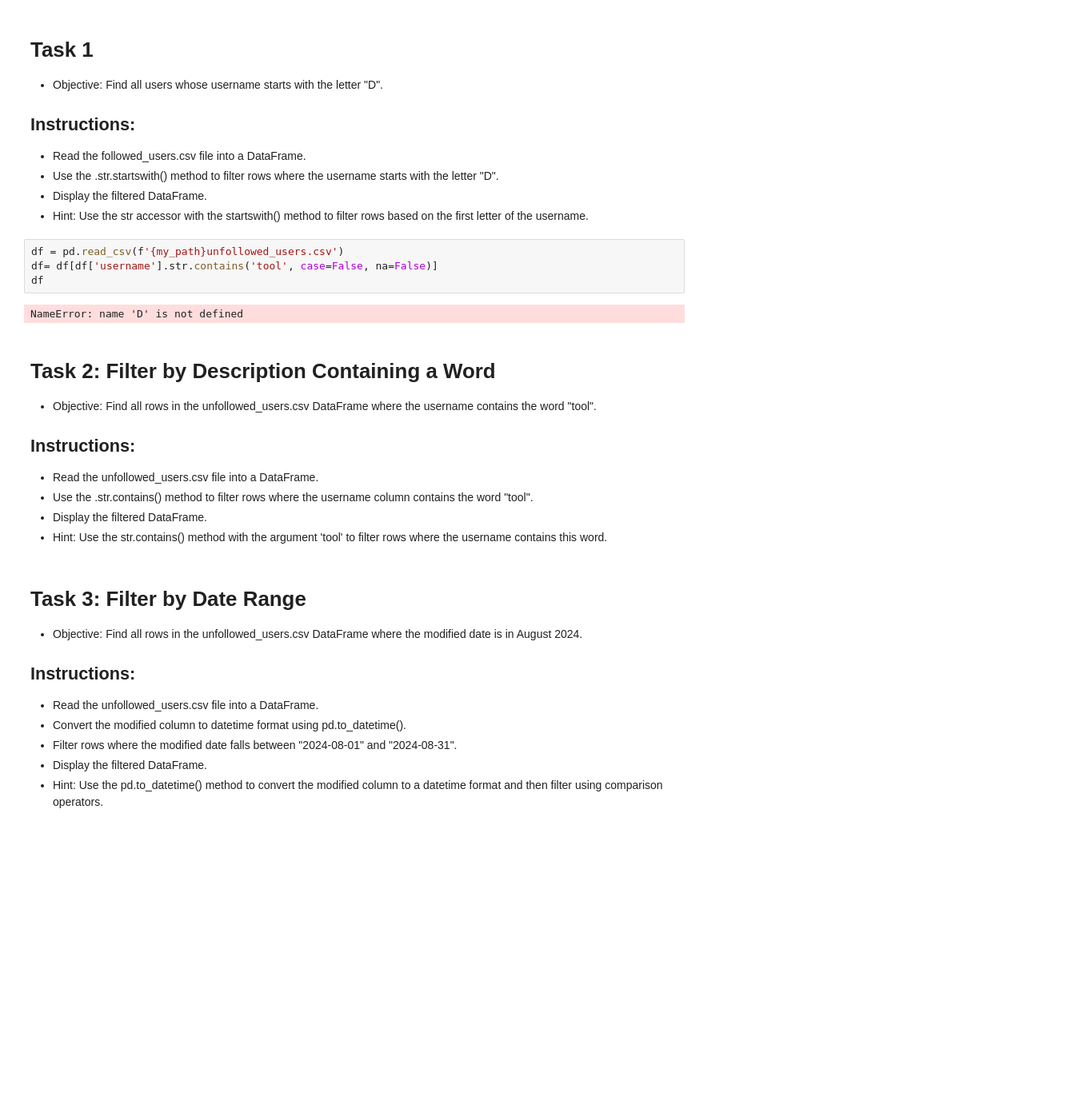
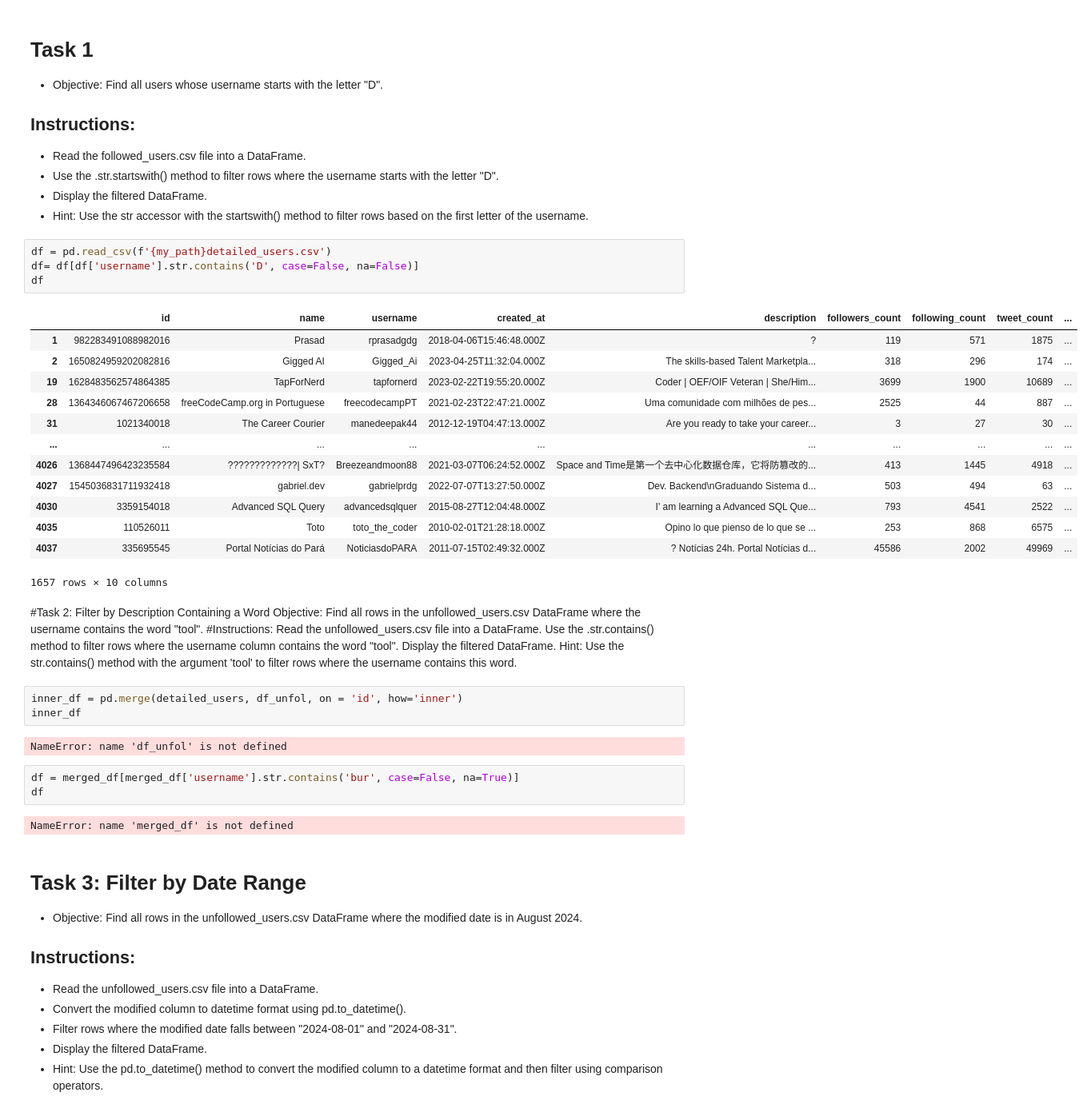
Before and after one commit to byambaa1982/python_cources_for_beginers, a Jupyter notebook: Mini Project 1/data_modeling_2.ipynb, the cells around one changed output. Shown: that part at 80% size. Saved outputs shown, nothing was run; the diff lists cells and outputs as text; blank space fills up the shorter version.

```diff
--- a/Mini Project 1/data_modeling_2.ipynb
+++ b/Mini Project 1/data_modeling_2.ipynb
@@ -101,20 +129,41 @@ df_filtered
 - Display the filtered DataFrame.
 - Hint: Use the str accessor with the startswith() method to filter rows based on the first letter of the username.
 # %%
-df = pd.read_csv(f'{my_path}unfollowed_users.csv')
-df= df[df['username'].str.contains('tool', case=False, na=False)]
+df = pd.read_csv(f'{my_path}detailed_users.csv')
+df= df[df['username'].str.contains('D', case=False, na=False)]
 df
 # %% [output]
+|  | id | name | username | created_at | description | followers_count | following_count | tweet_count | ... |
+| 1 | 982283491088982016 | Prasad | rprasadgdg | 2018-04-06T15:46:48.000Z | ? | 119 | 571 | 1875 | ... |
+| 2 | 1650824959202082816 | Gigged AI | Gigged_Ai | 2023-04-25T11:32:04.000Z | The skills-based Talent Marketpla... | 318 | 296 | 174 | ... |
+| 19 | 1628483562574864385 | TapForNerd | tapfornerd | 2023-02-22T19:55:20.000Z | Coder | OEF/OIF Veteran | She/Him... | 3699 | 1900 | 10689 | ... |
+| 28 | 1364346067467206658 | freeCodeCamp.org in Portuguese | freecodecampPT | 2021-02-23T22:47:21.000Z | Uma comunidade com milhões de pes... | 2525 | 44 | 887 | ... |
+| 31 | 1021340018 | The Career Courier | manedeepak44 | 2012-12-19T04:47:13.000Z | Are you ready to take your career... | 3 | 27 | 30 | ... |
+| ... | ... | ... | ... | ... | ... | ... | ... | ... | ... |
+| 4026 | 1368447496423235584 | ?????????????| SxT? | Breezeandmoon88 | 2021-03-07T06:24:52.000Z | Space and Time是第一个去中心化数据仓库，它将防篡改的... | 413 | 1445 | 4918 | ... |
+| 4027 | 1545036831711932418 | gabriel.dev | gabrielprdg | 2022-07-07T13:27:50.000Z | Dev. Backend\nGraduando Sistema d... | 503 | 494 | 63 | ... |
+| 4030 | 3359154018 | Advanced SQL Query | advancedsqlquer | 2015-08-27T12:04:48.000Z | I' am learning a Advanced SQL Que... | 793 | 4541 | 2522 | ... |
+| 4035 | 110526011 | Toto | toto_the_coder | 2010-02-01T21:28:18.000Z | Opino lo que pienso de lo que se ... | 253 | 868 | 6575 | ... |
+| 4037 | 335695545 | Portal Notícias do Pará | NoticiasdoPARA | 2011-07-15T02:49:32.000Z | ? Notícias 24h. Portal Notícias d... | 45586 | 2002 | 49969 | ... |
-NameError: name 'D' is not defined
+1657 rows × 10 columns
 # %% [markdown]
-
-# Task 2: Filter by Description Containing a Word
-- Objective: Find all rows in the unfollowed_users.csv DataFrame where the username contains the word "tool".
-## Instructions:
-- Read the unfollowed_users.csv file into a DataFrame.
-- Use the .str.contains() method to filter rows where the username column contains the word "tool".
-- Display the filtered DataFrame.
-- Hint: Use the str.contains() method with the argument 'tool' to filter rows where the username contains this word.
+#Task 2: Filter by Description Containing a Word
+Objective: Find all rows in the unfollowed_users.csv DataFrame where the username contains the word "tool".
+#Instructions:
+Read the unfollowed_users.csv file into a DataFrame.
+Use the .str.contains() method to filter rows where the username column contains the word "tool".
+Display the filtered DataFrame.
+Hint: Use the str.contains() method with the argument 'tool' to filter rows where the username contains this word.
+# %%
+inner_df = pd.merge(detailed_users, df_unfol, on = 'id', how='inner')
+inner_df
+# %% [output]
+NameError: name 'df_unfol' is not defined
+# %%
+df = merged_df[merged_df['username'].str.contains('bur', case=False, na=True)]
+df
+# %% [output]
+NameError: name 'merged_df' is not defined
 # %% [markdown]
 # Task 3: Filter by Date Range
 - Objective: Find all rows in the unfollowed_users.csv DataFrame where the modified date is in August 2024.
```
Also changed, not shown: parts of 6 cells of this notebook.
